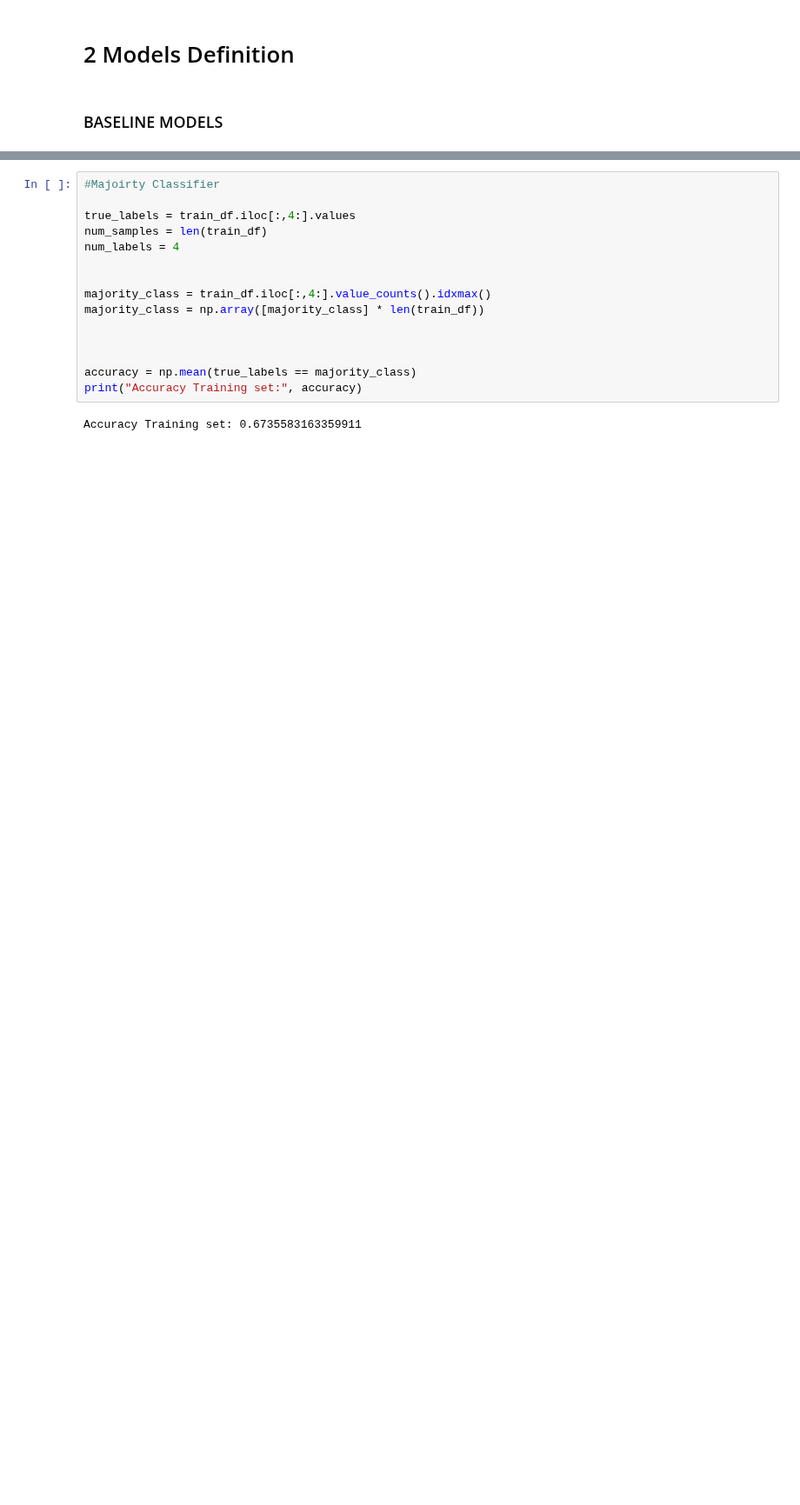
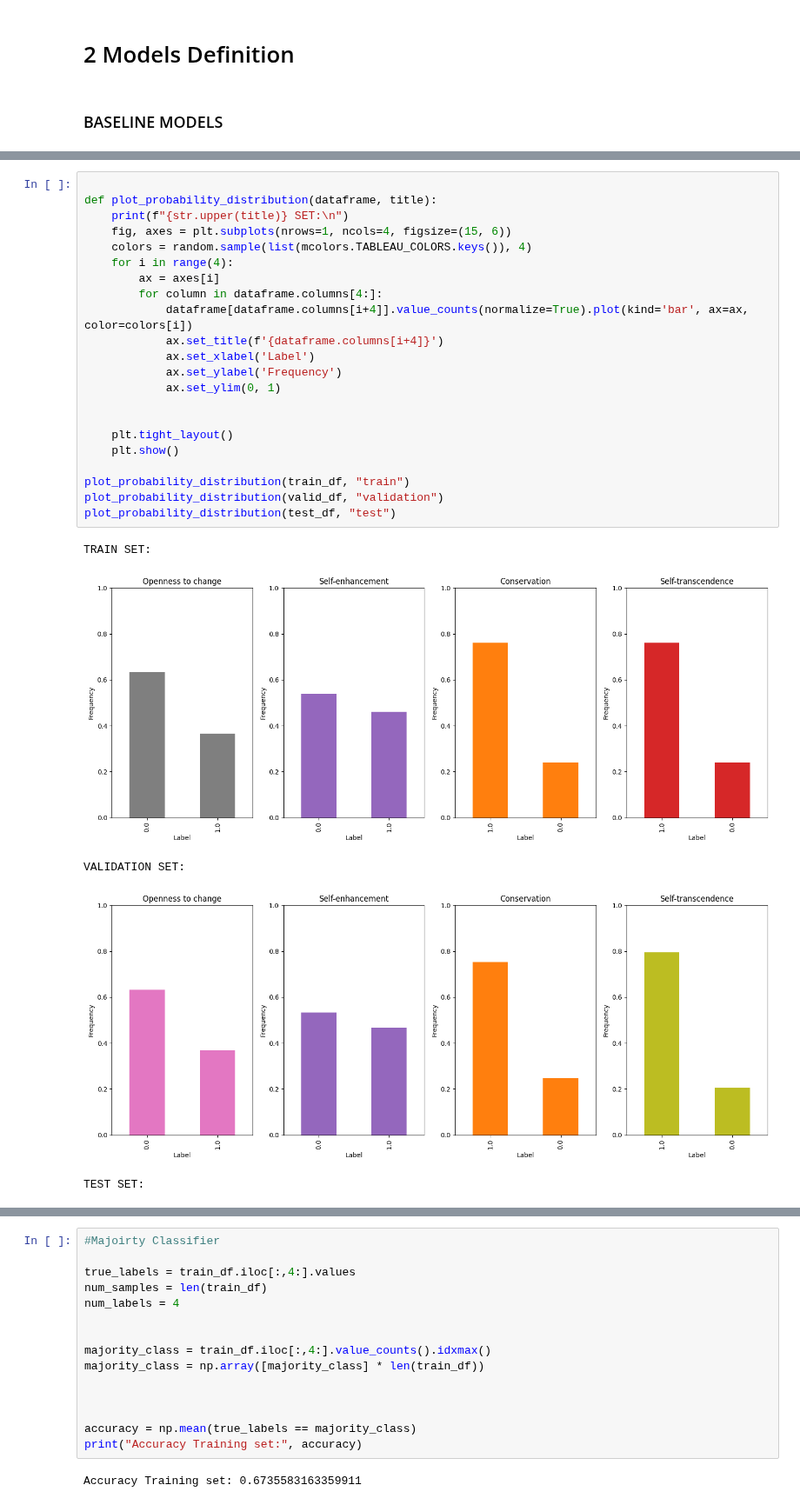
Before and after one commit to antoniototimorelli/nlp_unibo_2023-24_assignments, a Jupyter notebook: Assignment_2/Edo_first.ipynb, the cells around one changed output, grey strips where cells are left out. Shown at 87% size. Saved outputs shown, nothing was run; the diff lists cells and outputs as text; blank space fills up the shorter version.

```diff
--- a/Assignment_2/Edo_first.ipynb
+++ b/Assignment_2/Edo_first.ipynb
@@ -320,0 +360,28 @@ plt.show()
+# %%
+
+def plot_probability_distribution(dataframe, title):
+    print(f"{str.upper(title)} SET:\n")
+    fig, axes = plt.subplots(nrows=1, ncols=4, figsize=(15, 6))
+    colors = random.sample(list(mcolors.TABLEAU_COLORS.keys()), 4)
+    for i in range(4):
+        ax = axes[i]
+        for column in dataframe.columns[4:]:
+            dataframe[dataframe.columns[i+4]].value_counts(normalize=True).plot(kind='bar', ax=ax, color=colors[i])
+            ax.set_title(f'{dataframe.columns[i+4]}')
+            ax.set_xlabel('Label')
+            ax.set_ylabel('Frequency')
+            ax.set_ylim(0, 1)
+
+
+    plt.tight_layout()
+    plt.show()
+
+plot_probability_distribution(train_df, "train")
+plot_probability_distribution(valid_df, "validation")
+plot_probability_distribution(test_df, "test")
+# %% [output]
+TRAIN SET:
+[figure, added]
+VALIDATION SET:
+[figure, added]
+TEST SET:
```
Also changed, not shown: parts of 10 cells of this notebook.
